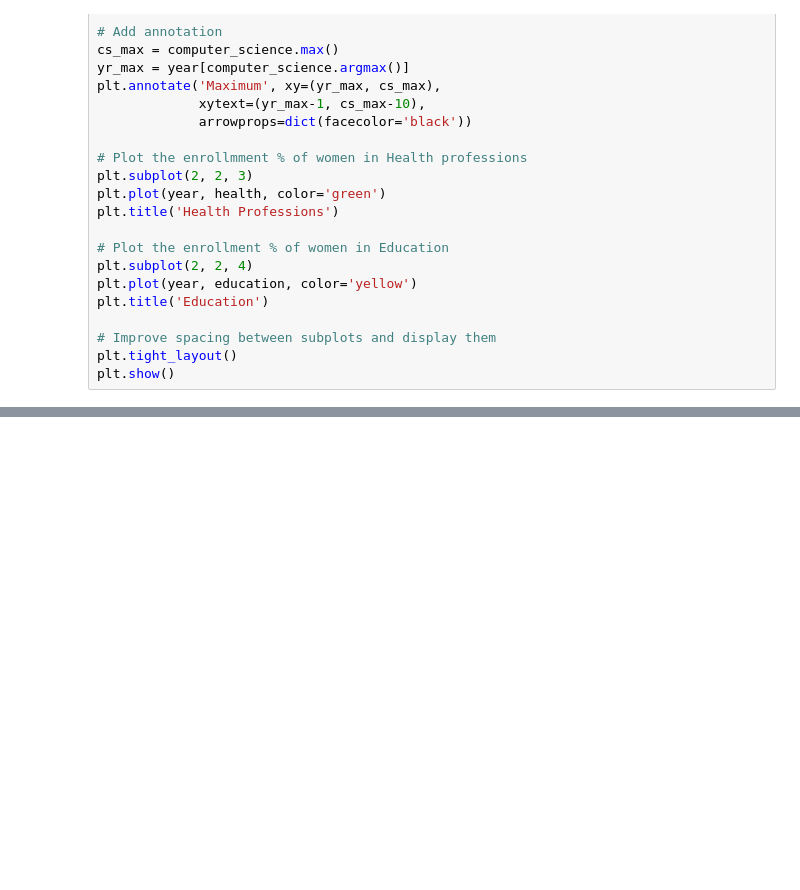
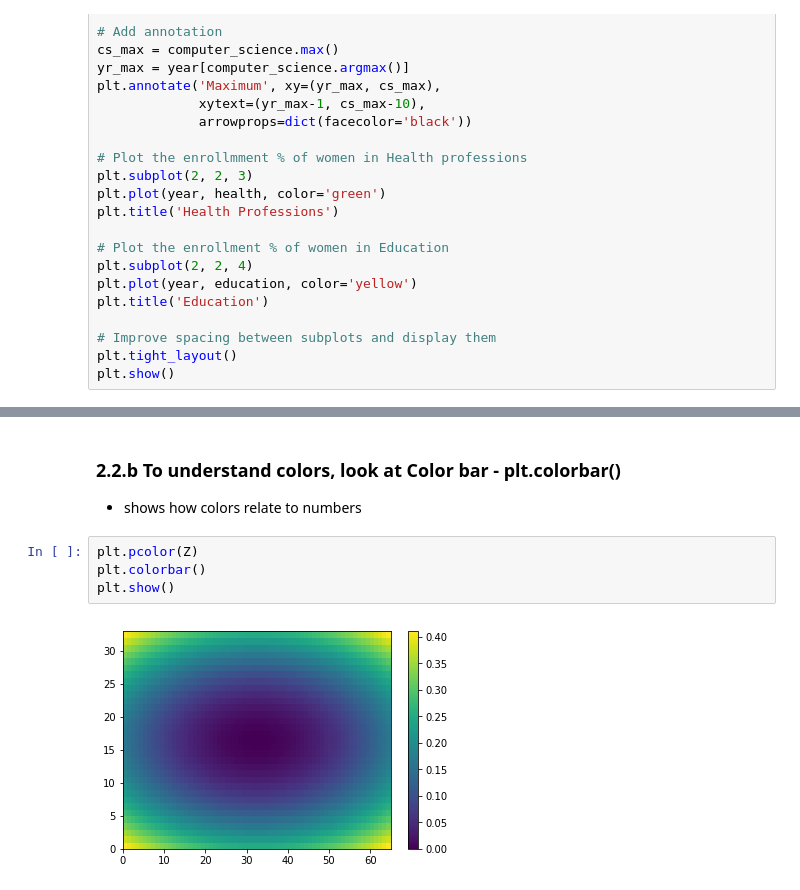
Before and after one commit to kamshee/Python-reference, a Jupyter notebook: Data Visualization with Python.ipynb, the cells around one changed output, grey strips where cells are left out. Drawn from its saved outputs; the diff is of its cells as text; blank space fills up the shorter version.

```diff
--- a/Data Visualization with Python.ipynb
+++ b/Data Visualization with Python.ipynb
@@ -457,0 +591,9 @@ plt.show()
+# %% [markdown]
+### 2.2.b To understand colors, look at Color bar - plt.colorbar()
+- shows how colors relate to numbers
+# %%
+plt.pcolor(Z)
+plt.colorbar()
+plt.show()
+# %% [output]
+[figure, added]
```
Also changed, not shown: parts of 103 cells of this notebook, 9 other files.
